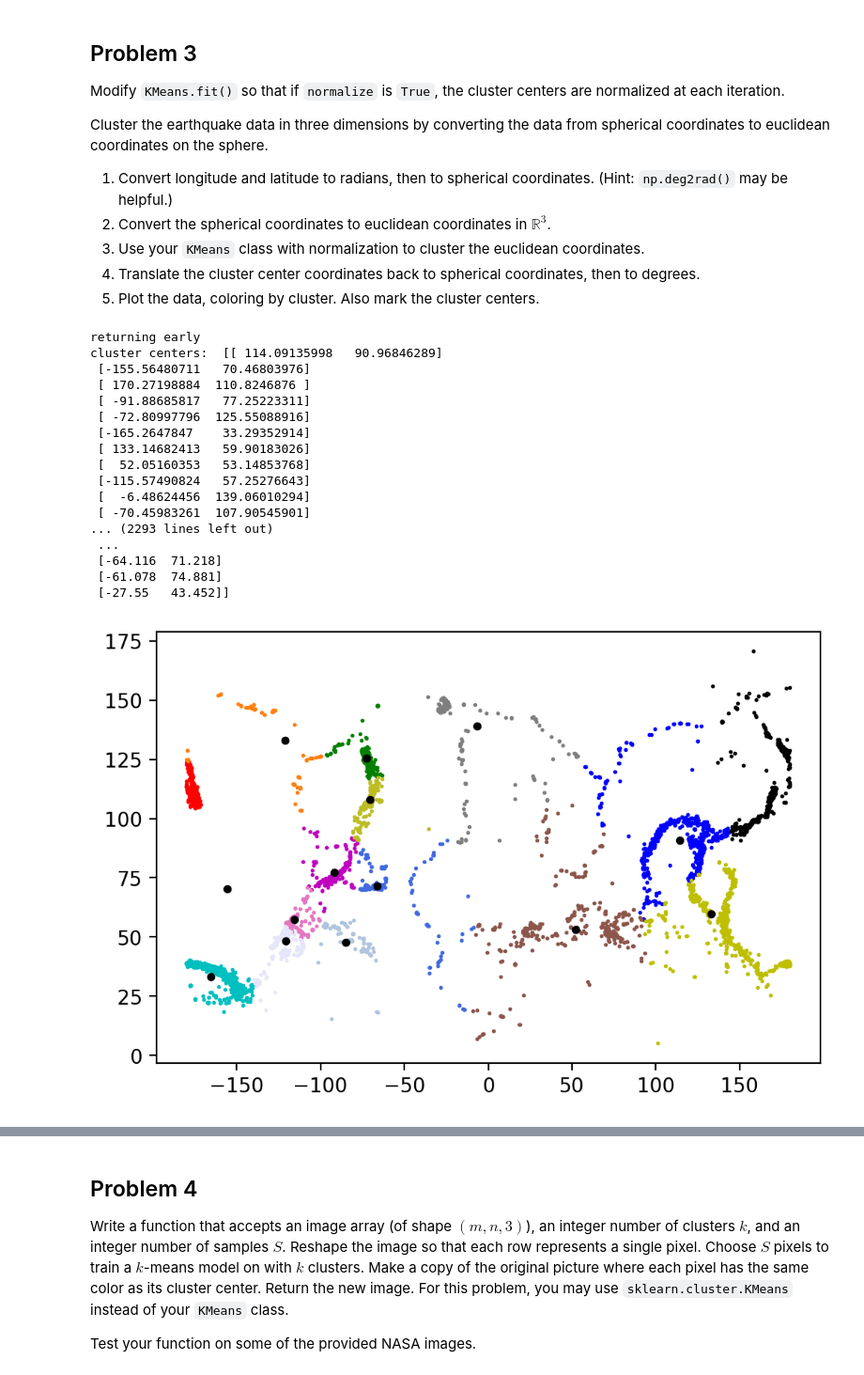
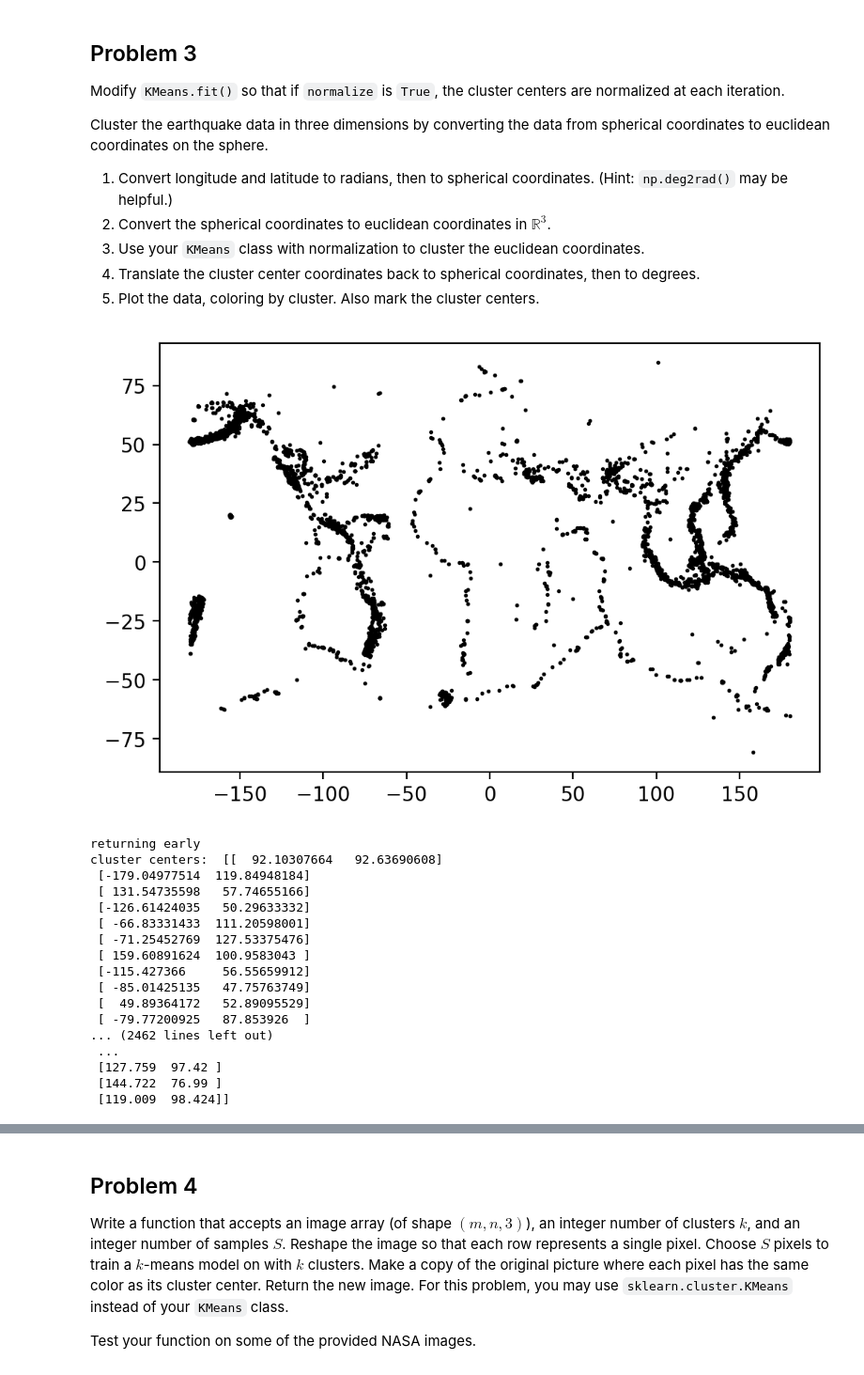
Before and after one commit to mistBourne1300/ACME-Volume-1, a Jupyter notebook: KMeans/kmeans_clustering.ipynb, the cells around one changed output, grey strips where cells are left out. Shown at 94% size. Saved outputs shown, nothing was run; the diff lists cells and outputs as text; code cells hidden in the pictures.

```diff
--- a/KMeans/kmeans_clustering.ipynb
+++ b/KMeans/kmeans_clustering.ipynb
@@ -224,7 +224,8 @@ Cluster the earthquake data in three dimensions by converting the data from sphe
 Also mark the cluster centers.
 # %%
 earthquakes = np.load("earthquake_coordinates.npy")
-# plt.scatter(earthquakes[:,0], earthquakes[:,1], color = 'k', s =1)
+plt.scatter(earthquakes[:,0], earthquakes[:,1], color = 'k', s =1)
+plt.show()
 earthquakes = np.array([[coor[0], 90 - coor[1]] for coor in earthquakes])
 earthquakes_rad = np.deg2rad(earthquakes)
 # print(earthquakes, earthquakes_rad)
@@ -235,52 +236,52 @@ spherical = np.array([[coor[0], coor[1]] for coor in earthquakes_rad])
 euclidian = np.array([[np.cos(coor[0])*np.sin(coor[1]), np.sin(coor[0]) * np.sin(coor[1]), np.cos(coor[1])] for coor in spherical])
 # print(euclidian)
 kmeans_class = KMeans(n_clusters=15, normalize = True)
 kmeans_class.fit(euclidian)
 centers = kmeans_class.cluster_centers
 
 # convert centers back to long and lat
 spherical = np.array([[np.arctan2(coor[1], coor[0]), np.arccos(coor[2])] for coor in centers])
 longlat = np.rad2deg(spherical)
-# longlat = np.array([[coor[0], coor[1]] for coor in longlat])
+# longlat = np.array([[coor[0], coor[1] - 90] for coor in longlat])
 print("cluster centers: ", longlat)
 
 kmeans_class.cluster_centers = longlat
 clusters = kmeans_class.predict(earthquakes)
-print(clusters)
+#print(clusters)
 
 
 # plot the data
 colors = ['b', 'r', 'k', 'm', 'g', 'c', 'y', "tab:brown", 'tab:pink', 'tab:gray', 'tab:olive', 'tab:orange', 'lavender', 'lightsteelblue', 'royalblue']
 masks = []
 for i in range(15):
 	masks.append(clusters == i)
 	# print(masks[-1])
 
 clusters = []
 for i in range(15):
 	clusters.append(earthquakes[masks[i]])
 	print(clusters[-1])
 
 for i in range(15):
-	plt.scatter(clusters[i][:,0], clusters[i][:,1], color = colors[i], s = 1)
-plt.scatter(longlat[:,0], longlat[:,1], color = 'k', s = 10, marker = 'o')
+	plt.scatter(clusters[i][:,0], -clusters[i][:,1] + 90, color = colors[i], s = 1)
+plt.scatter(longlat[:,0], -longlat[:,1] + 90, color = 'k', s = 10, marker = 'o')
 plt.show()
 # %% [output]
+[figure, new version]
 returning early
-cluster centers:  [[ 114.09135998   90.96846289]
- [-155.56480711   70.46803976]
- [ 170.27198884  110.8246876 ]
- [ -91.88685817   77.25223311]
- [ -72.80997796  125.55088916]
- [-165.2647847    33.29352914]
- [ 133.14682413   59.90183026]
- [  52.05160353   53.14853768]
- [-115.57490824   57.25276643]
- [  -6.48624456  139.06010294]
- [ -70.45983261  107.90545901]
-... (2293 lines left out)
+cluster centers:  [[  92.10307664   92.63690608]
+ [-179.04977514  119.84948184]
+ [ 131.54735598   57.74655166]
+ [-126.61424035   50.29633332]
+ [ -66.83331433  111.20598001]
+ [ -71.25452769  127.53375476]
+ [ 159.60891624  100.9583043 ]
+ [-115.427366     56.55659912]
+ [ -85.01425135   47.75763749]
+ [  49.89364172   52.89095529]
+ [ -79.77200925   87.853926  ]
+... (2462 lines left out)
  ...
- [-64.116  71.218]
- [-61.078  74.881]
- [-27.55   43.452]]
+ [127.759  97.42 ]
+ [144.722  76.99 ]
+ [119.009  98.424]]
-[figure, old version]
```
Also changed, not shown: parts of 3 cells of this notebook.
